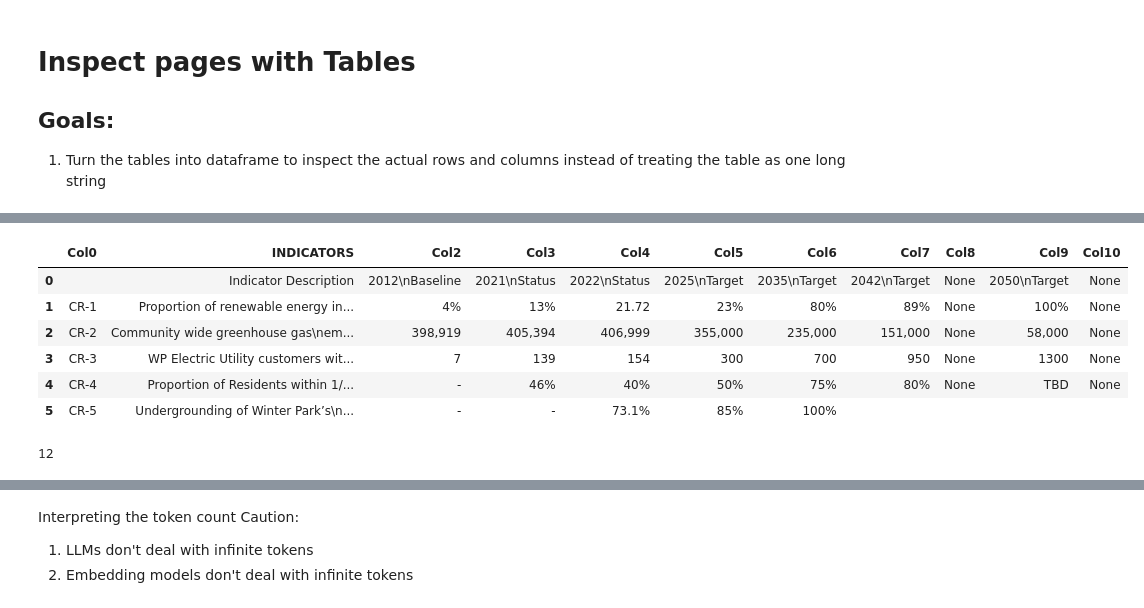
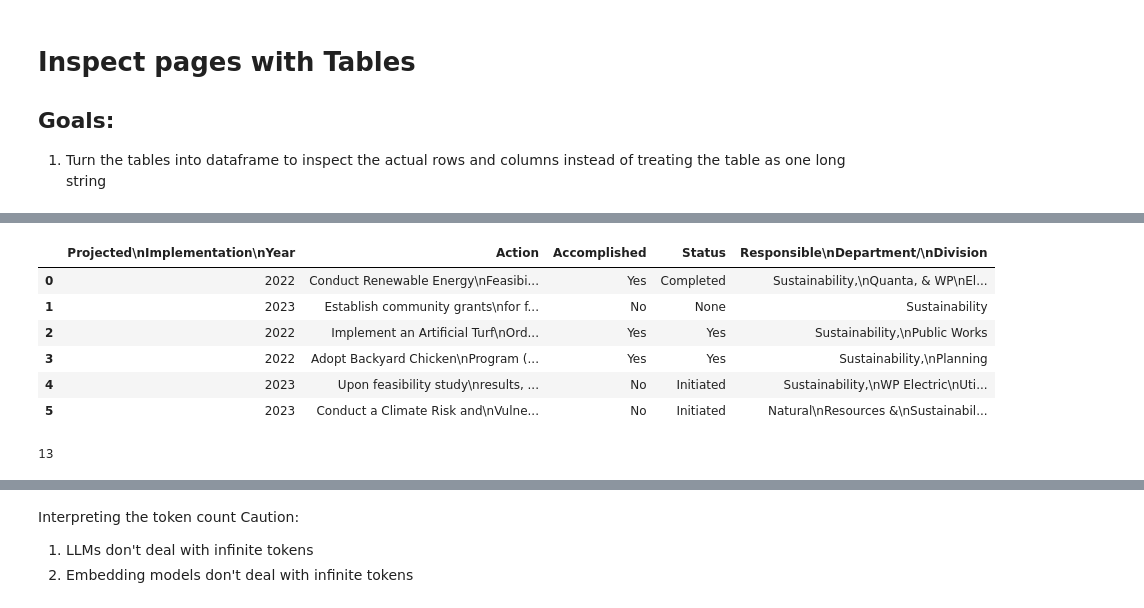
Before and after one commit to aplancher/RagWP, a Jupyter notebook: ragyou.ipynb, the cells around one changed output, grey strips where cells are left out. Drawn from its saved outputs; the diff is of its cells as text; code cells hidden in the pictures.

```diff
--- a/ragyou.ipynb
+++ b/ragyou.ipynb
@@ -222,12 +209,12 @@ print(all_tables[1]["page_number"])
 # %%
-display(all_tables[2]["data"])
-print(all_tables[2]["page_number"])
+display(all_tables[3]["data"])
+print(all_tables[3]["page_number"])
 # %% [output]
-|  | Col0 | INDICATORS | Col2 | Col3 | Col4 | Col5 | Col6 | Col7 | Col8 | Col9 | Col10 |
-| 0 |  | Indicator Description | 2012\nBaseline | 2021\nStatus | 2022\nStatus | 2025\nTarget | 2035\nTarget | 2042\nTarget | None | 2050\nTarget | None |
-| 1 | CR-1 | Proportion of renewable energy in... | 4% | 13% | 21.72 | 23% | 80% | 89% | None | 100% | None |
-| 2 | CR-2 | Community wide greenhouse gas\nem... | 398,919 | 405,394 | 406,999 | 355,000 | 235,000 | 151,000 | None | 58,000 | None |
-| 3 | CR-3 | WP Electric Utility customers wit... | 7 | 139 | 154 | 300 | 700 | 950 | None | 1300 | None |
-| 4 | CR-4 | Proportion of Residents within 1/... | - | 46% | 40% | 50% | 75% | 80% | None | TBD | None |
-| 5 | CR-5 | Undergrounding of Winter Park’s\n... | - | - | 73.1% | 85% | 100% |  |  |  |  |
+|  | Projected\nImplementation\nYear | Action | Accomplished | Status | Responsible\nDepartment/\nDivision |
+| 0 | 2022 | Conduct Renewable Energy\nFeasibi... | Yes | Completed | Sustainability,\nQuanta, & WP\nEl... |
+| 1 | 2023 | Establish community grants\nfor f... | No | None | Sustainability |
+| 2 | 2022 | Implement an Artificial Turf\nOrd... | Yes | Yes | Sustainability,\nPublic Works |
+| 3 | 2022 | Adopt Backyard Chicken\nProgram (... | Yes | Yes | Sustainability,\nPlanning |
+| 4 | 2023 | Upon feasibility study\nresults, ... | No | Initiated | Sustainability,\nWP Electric\nUti... |
+| 5 | 2023 | Conduct a Climate Risk and\nVulne... | No | Initiated | Natural\nResources &\nSustainabil... |
-12
+13
```
Also changed, not shown: parts of 17 cells of this notebook.
